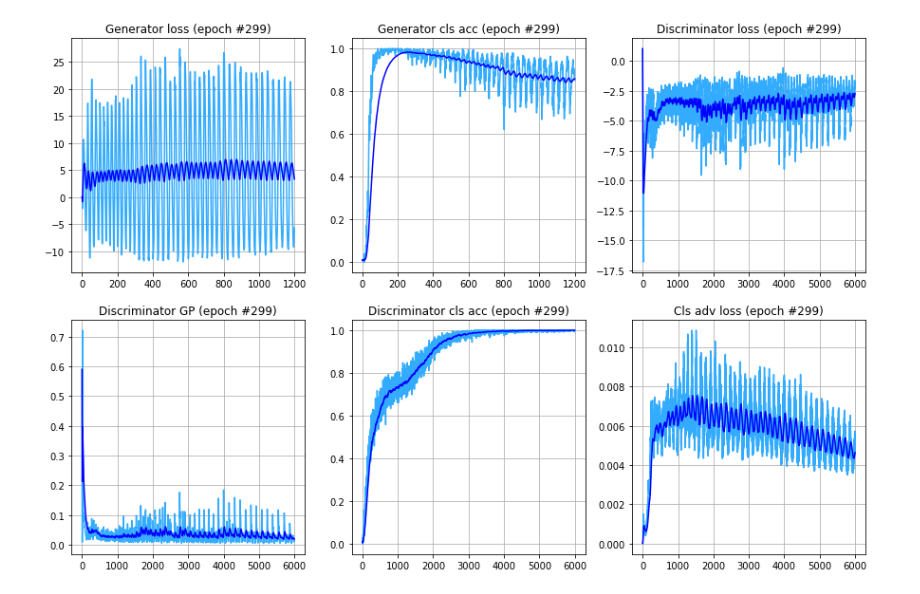
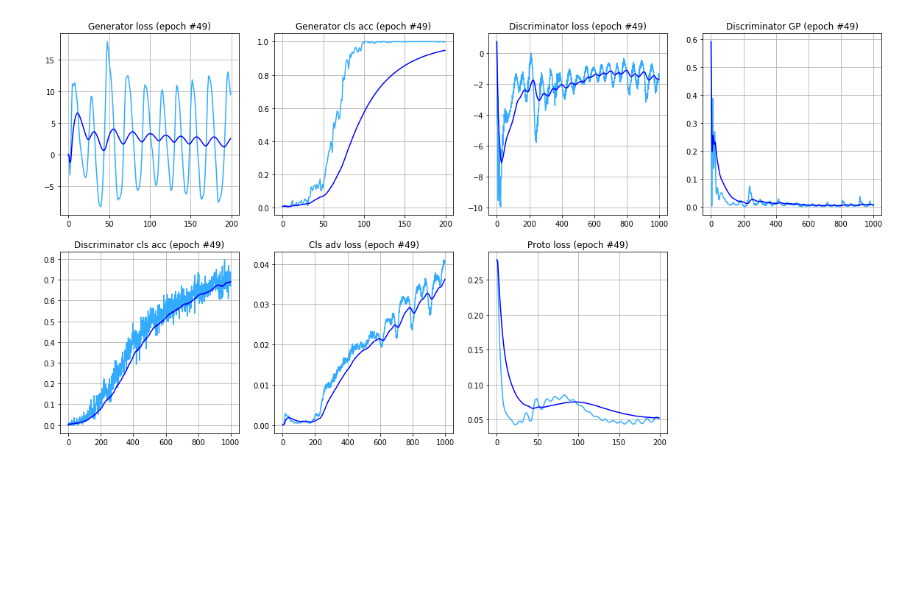
Before and after one commit to universome/class-norm, a Jupyter notebook: notebooks/feat-vae.ipynb, the cells around one changed output. Drawn from its saved outputs; the diff is of its cells as text; code cells hidden in the pictures; blank space fills up the shorter version.

```diff
--- a/notebooks/feat-vae.ipynb
+++ b/notebooks/feat-vae.ipynb
@@ -55,9 +85,12 @@ def validate_vae(vae_model, dataloader):
 # config = config.overwrite(Config({'all': {'hp': {'model': {'z_dim' : 512}}}}))
 vae = FeatVAE(config.all.hp.model).to(DEVICE)
 # %%
+from src.utils.losses import compute_kld_between_diagonal_gaussians as compute_kl_loss
+
 optim = torch.optim.Adam(vae.parameters(), lr=1e-4)
 max_num_epochs = 50
 beta = 1.
+proto_loss_coef = 100.
 train_rec_loss_history = []
 train_kl_loss_history = []
 
@@ -75,7 +108,12 @@ for epoch in range(max_num_epochs):
         rec_loss = F.mse_loss(x_rec, x)
         kl_loss = compute_kl_loss(z_mean, z_logvar, z_prior_mean, z_prior_logvar)
 
-        total_loss = rec_loss + beta * kl_loss
+        proto_loss = F.mse_loss(x_rec, prototypes[y])
+        x_rec_groups = group_by_class(x_rec, y)
+        #proto_losses = [(F.mse_loss(g.mean(dim=0), prototypes[y]) if len(g) else torch.zeros(1)) for g, y in zip(x_rec_groups, y)]
+        #proto_loss = torch.stack(proto_losses).mean()
+
+        total_loss = rec_loss + beta * kl_loss + proto_loss_coef * proto_loss
 
         optim.zero_grad()
         total_loss.backward()
@@ -83,7 +121,7 @@ for epoch in range(max_num_epochs):
 
     val_rec_loss, val_kl_loss = validate_vae(vae, test_dataloader)
 
-    if epoch % 5 == 0:
-        print(f'[Epoch #{epoch:03d}] Train rec loss: {rec_loss.item(): 0.4f}. Train KL loss: {kl_loss.item(): 0.4f}')
-        print(f'[Epoch #{epoch:03d}] Val rec loss  : {val_rec_loss.item(): 0.4f}. Val KL loss  : {val_kl_loss.item(): 0.4f}')
+    if epoch % 10 == 0:
+        print(f'[Epoch #{epoch:03d} T] rec: {rec_loss.item(): 0.4f}. KL: {kl_loss.item(): 0.4f}. P: {proto_loss.item(): 0.4f}')
+        print(f'[Epoch #{epoch:03d} V] rec: {val_rec_loss.item(): 0.4f}. KL: {val_kl_loss.item(): 0.4f}')
 # %% [output]
@@ -168,6 +209,9 @@ def discriminator_step(gen, discr, optim_discr, x, y, gp_coef:float=10.,
     optim_discr.step()
 
     return adv_loss, grad_penalty, cls_acc, cls_adv_loss
+# %%
+gen = FeatGenerator(gan_config.all.hp.model).to(DEVICE)
+discr = FeatDiscriminator(gan_config.all.hp.model).to(DEVICE)
 # %%
 import math
 import numpy as np
@@ -182,9 +226,10 @@ from src.utils.losses import compute_gradient_penalty
 
 optim_gen = torch.optim.Adam(gen.parameters())
 optim_discr = torch.optim.Adam(discr.parameters())
-max_num_epochs = 300
+max_num_epochs = 50
 num_discr_steps = 5
-
+cls_discr_coef = 1.
+cls_adv_loss_coef = 10.
 
 num_iters_done = 0
 gen_adv_losses_hist = []
@@ -193,6 +238,7 @@ discr_adv_losses_hist = []
 gp_hist = []
 discr_cls_acc_hist = []
 cls_adv_loss_hist = []
+proto_loss_hist = []
 plot_every_epoch = 1
 
 
@@ -202,14 +248,15 @@ for epoch in range(max_num_epochs):
         y = torch.tensor(y).to(DEVICE)
 
         if num_iters_done % (num_discr_steps + 1) == 0:
-            gen_adv_loss, gen_cls_acc = generator_step(
-                gen, discr, optim_gen, x, y)
+            gen_adv_loss, gen_cls_acc, proto_loss = generator_step(
+                gen, discr, optim_gen, x, prototypes)
 
             gen_adv_losses_hist.append(gen_adv_loss.detach().cpu().item())
             gen_cls_acc_hist.append(gen_cls_acc.item())
+            proto_loss_hist.append(proto_loss.detach().cpu().item())
         else:
             discr_adv_loss, grad_penalty, discr_cls_acc, cls_adv_loss = discriminator_step(
-                gen, discr, optim_discr, x, y, cls_discr_coef=5., cls_adv_loss_coef=500.)
+                gen, discr, optim_discr, x, y, cls_discr_coef=cls_discr_coef, cls_adv_loss_coef=cls_adv_loss_coef)
 
             discr_adv_losses_hist.append(discr_adv_loss.detach().cpu().item())
             gp_hist.append(grad_penalty.detach().cpu().item())
@@ -220,47 +267,53 @@ for epoch in range(max_num_epochs):
 
     if epoch % plot_every_epoch == 0:
         clear_output(True)
-        plt.figure(figsize=[15,10])
+        plt.figure(figsize=[20,10])
 
-        plt.subplot(231)
+        plt.subplot(241)
         plt.title(f"Generator loss (epoch #{epoch})")
         plt.plot(gen_adv_losses_hist, color='#33ACFF')
         plt.plot(pd.DataFrame(gen_adv_losses_hist).ewm(span=100).mean(), color='#0000FF')
         plt.grid()
 
-        plt.subplot(232)
+        plt.subplot(242)
         plt.title(f"Generator cls acc (epoch #{epoch})")
         plt.plot(gen_cls_acc_hist, color='#33ACFF')
         plt.plot(pd.DataFrame(gen_cls_acc_hist).ewm(span=100).mean(), color='#0000FF')
         plt.grid()
 
-        plt.subplot(233)
+        plt.subplot(243)
         plt.title(f"Discriminator loss (epoch #{epoch})")
         plt.plot(discr_adv_losses_hist, color='#33ACFF')
         plt.plot(pd.DataFrame(discr_adv_losses_hist).ewm(span=100).mean(), color='#0000FF')
         plt.grid()
 
-        plt.subplot(234)
+        plt.subplot(244)
         plt.title(f"Discriminator GP (epoch #{epoch})")
         plt.plot(gp_hist, color='#33ACFF')
         plt.plot(pd.DataFrame(gp_hist).ewm(span=100).mean(), color='#0000FF')
         plt.grid()
 
-        plt.subplot(235)
+        plt.subplot(245)
         plt.title(f"Discriminator cls acc (epoch #{epoch})")
         plt.plot(discr_cls_acc_hist, color='#33ACFF')
         plt.plot(pd.DataFrame(discr_cls_acc_hist).ewm(span=100).mean(), color='#0000FF')
         plt.grid()
 
-        plt.subplot(236)
+        plt.subplot(246)
         plt.title(f"Cls adv loss (epoch #{epoch})")
         plt.plot(cls_adv_loss_hist, color='#33ACFF')
         plt.plot(pd.DataFrame(cls_adv_loss_hist).ewm(span=100).mean(), color='#0000FF')
         plt.grid()
 
+        plt.subplot(247)
+        plt.title(f"Proto loss (epoch #{epoch})")
+        plt.plot(proto_loss_hist, color='#33ACFF')
+        plt.plot(pd.DataFrame(proto_loss_hist).ewm(span=100).mean(), color='#0000FF')
+        plt.grid()
+
         plt.show()
 # %% [output]
-[figure, old version]
+[figure, new version]
 # %%
 def validate_clf(clf_model, dataloader):
     losses = []
```
Also changed, not shown: parts of 12 cells of this notebook, 20 other files.
